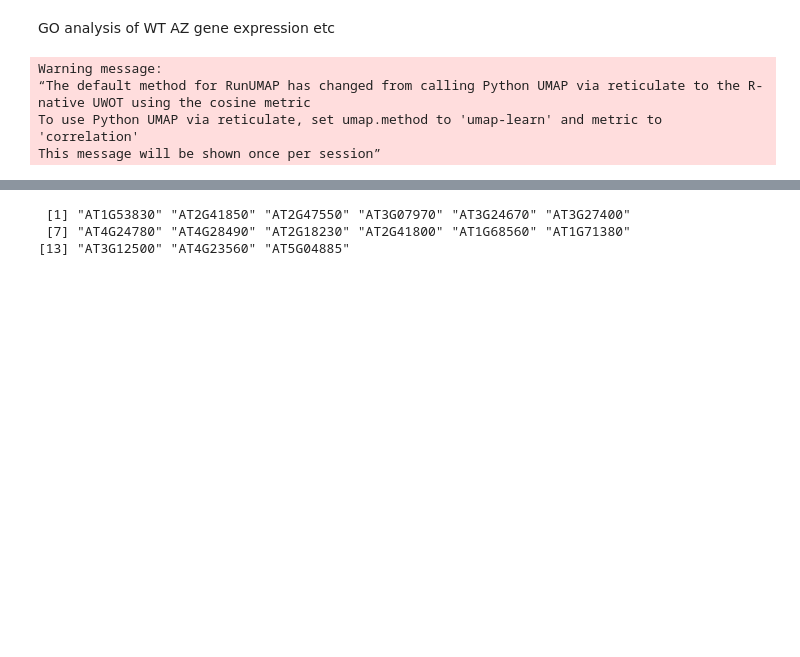
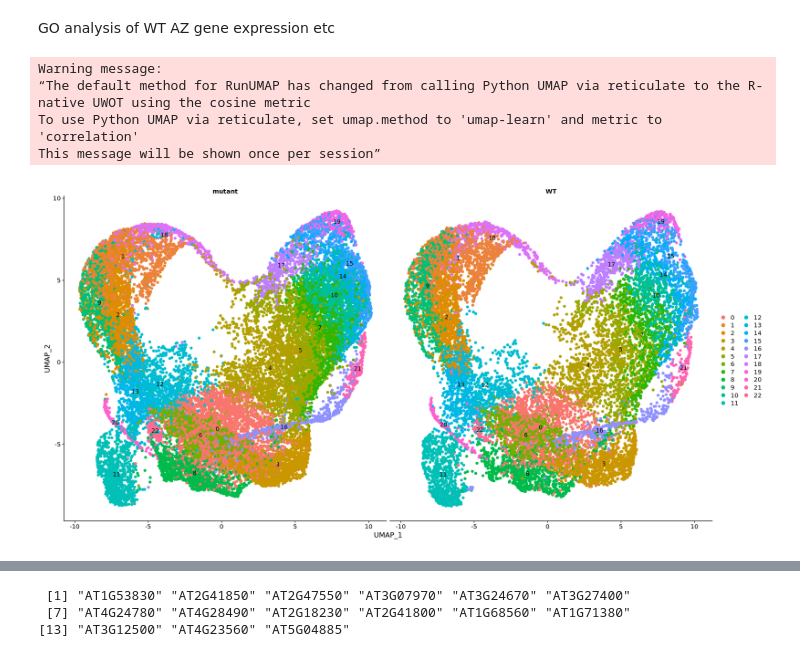
Before and after one commit to isaiahwtaylor/abscission_single_cell, a Jupyter notebook: WB03_WT_AZ_annotation.ipynb, the cells around one changed output, grey strips where cells are left out. Cells and saved outputs as stored; diff of their text form; code cells hidden in the pictures; blank space fills up the shorter version.

```diff
--- a/WB03_WT_AZ_annotation.ipynb
+++ b/WB03_WT_AZ_annotation.ipynb
@@ -53,6 +53,11 @@ Warning message:
 “The default method for RunUMAP has changed from calling Python UMAP via reticulate to the R-native UWOT using the cosine metric
 To use Python UMAP via reticulate, set umap.method to 'umap-learn' and metric to 'correlation'
 This message will be shown once per session”
+# %%
+options(repr.plot.width= 20, repr.plot.height=10)
+DimPlot(seu_intd_wt_mut, reduction = "umap", label = TRUE, pt.size = 2, split.by = "geno")#, cols = c("0" = "red"))
+# %% [output]
+[figure, added]
 # %%
 seu_intd_wt = subset(seu_intd_wt_mut, subset = geno == "WT")
 # %%
```
Also changed, not shown: parts of 3 cells of this notebook, 1 other file.
